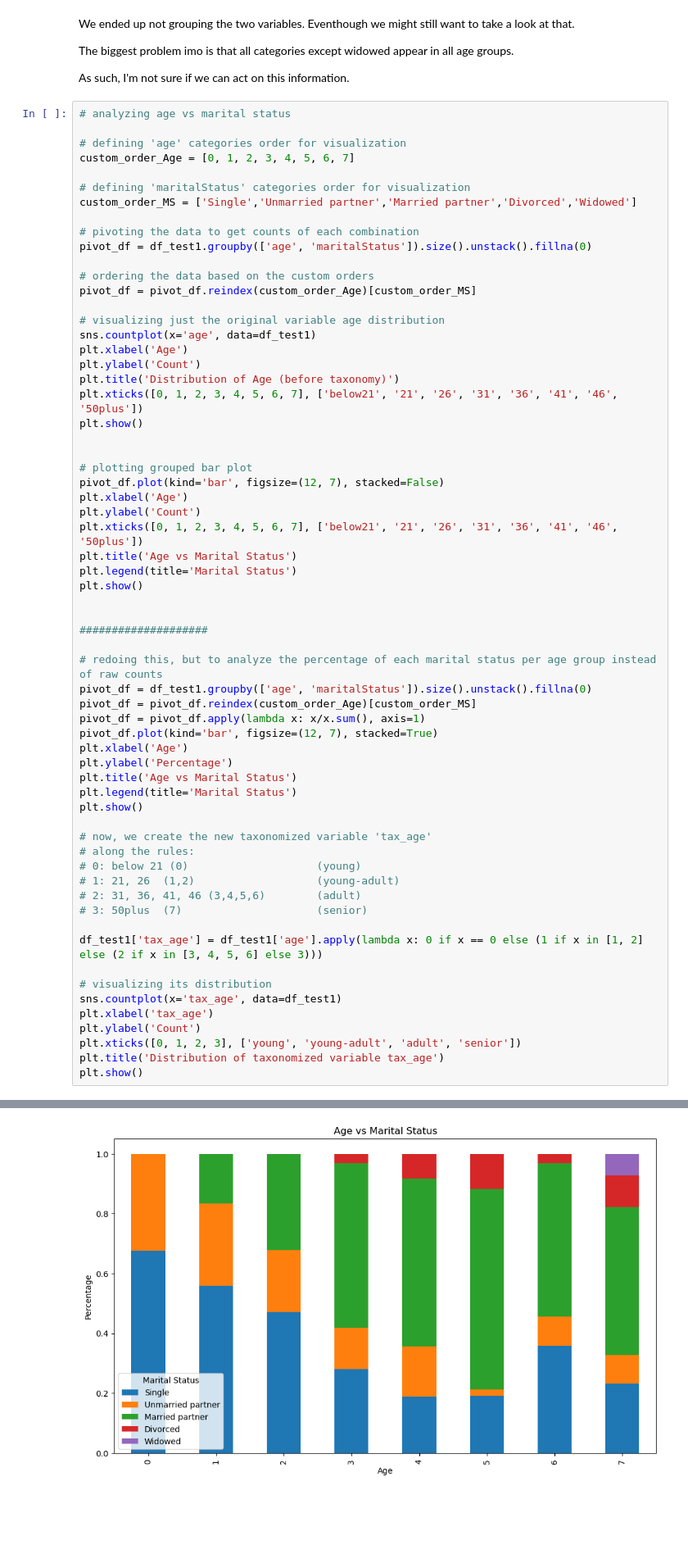
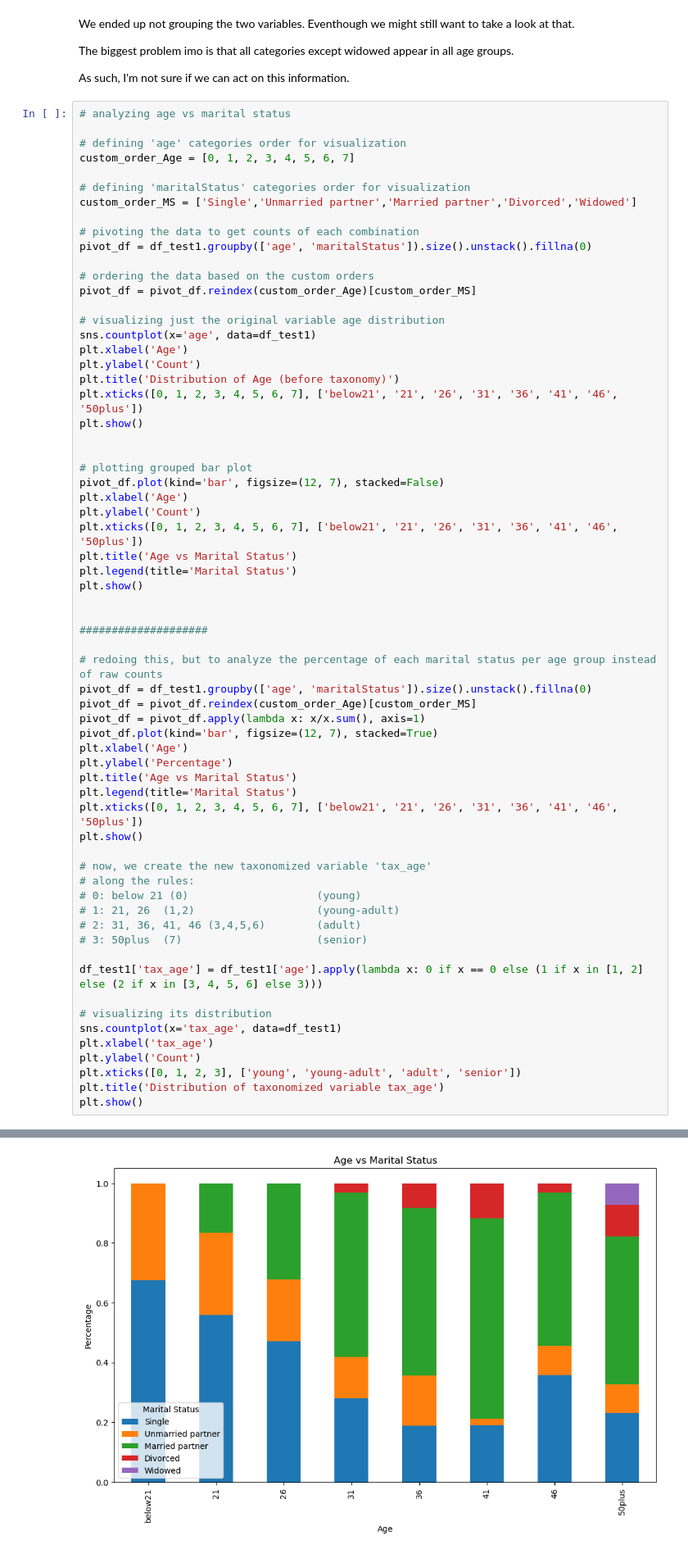
Before and after one commit to leobt23/Data_Mining, a Jupyter notebook: 1_eda/caria.ipynb, the cells around one changed output, grey strips where cells are left out. Shown at 82% size. Drawn from its saved outputs; the diff is of its cells as text; blank space fills up the shorter version.

```diff
--- a/1_eda/caria.ipynb
+++ b/1_eda/caria.ipynb
@@ -165,34 +165,35 @@ plt.show()
 # redoing this, but to analyze the percentage of each marital status per age group instead of raw counts
 pivot_df = df_test1.groupby(['age', 'maritalStatus']).size().unstack().fillna(0)
 pivot_df = pivot_df.reindex(custom_order_Age)[custom_order_MS]
 pivot_df = pivot_df.apply(lambda x: x/x.sum(), axis=1)
 pivot_df.plot(kind='bar', figsize=(12, 7), stacked=True)
 plt.xlabel('Age')
 plt.ylabel('Percentage')
 plt.title('Age vs Marital Status')
 plt.legend(title='Marital Status')
+plt.xticks([0, 1, 2, 3, 4, 5, 6, 7], ['below21', '21', '26', '31', '36', '41', '46', '50plus'])
 plt.show()
 
 # now, we create the new taxonomized variable 'tax_age'
 # along the rules:
 # 0: below 21 (0)                    (young)
 # 1: 21, 26  (1,2)                   (young-adult)
 # 2: 31, 36, 41, 46 (3,4,5,6)        (adult)
 # 3: 50plus  (7)                     (senior)
 
 df_test1['tax_age'] = df_test1['age'].apply(lambda x: 0 if x == 0 else (1 if x in [1, 2] else (2 if x in [3, 4, 5, 6] else 3)))
 
 # visualizing its distribution
 sns.countplot(x='tax_age', data=df_test1)
 plt.xlabel('tax_age')
 plt.ylabel('Count')
 plt.xticks([0, 1, 2, 3], ['young', 'young-adult', 'adult', 'senior'])
 plt.title('Distribution of taxonomized variable tax_age')
 plt.show()
 # %% [output]
 [figure]
 [figure]
-[figure, old version]
+[figure, new version]
 [figure]
 # %% [markdown]
 # Contributing to the project
```
